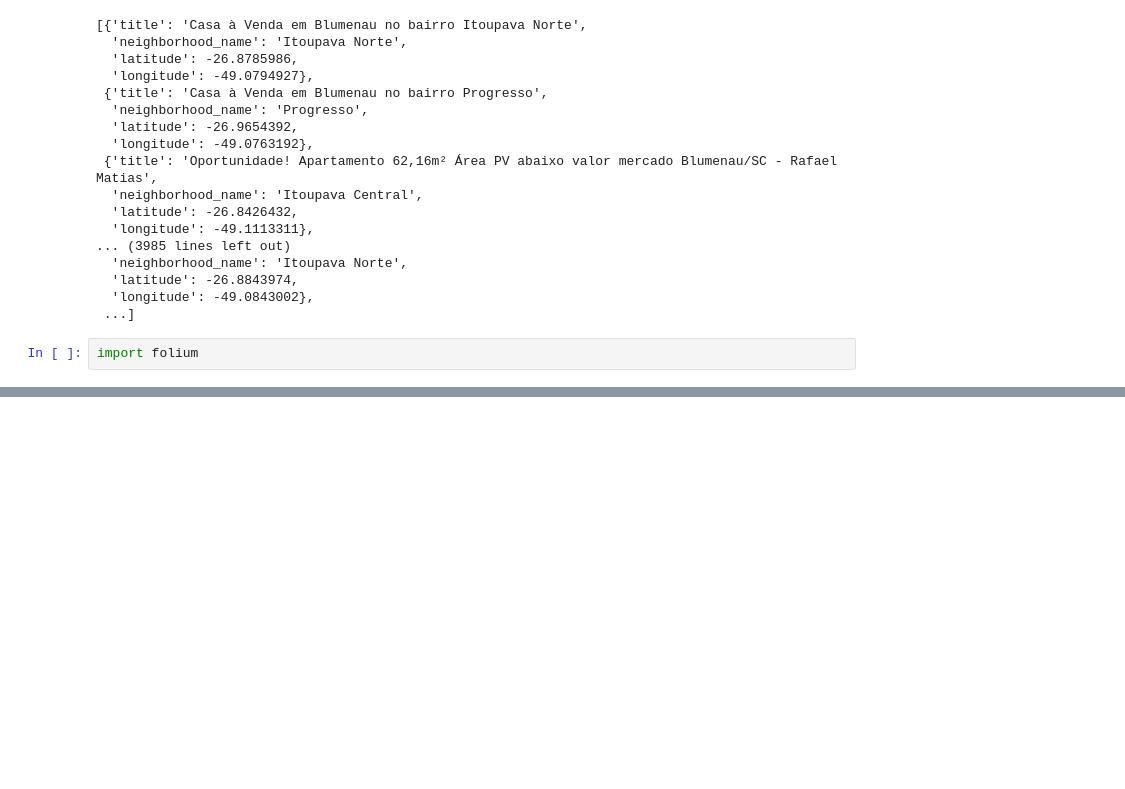
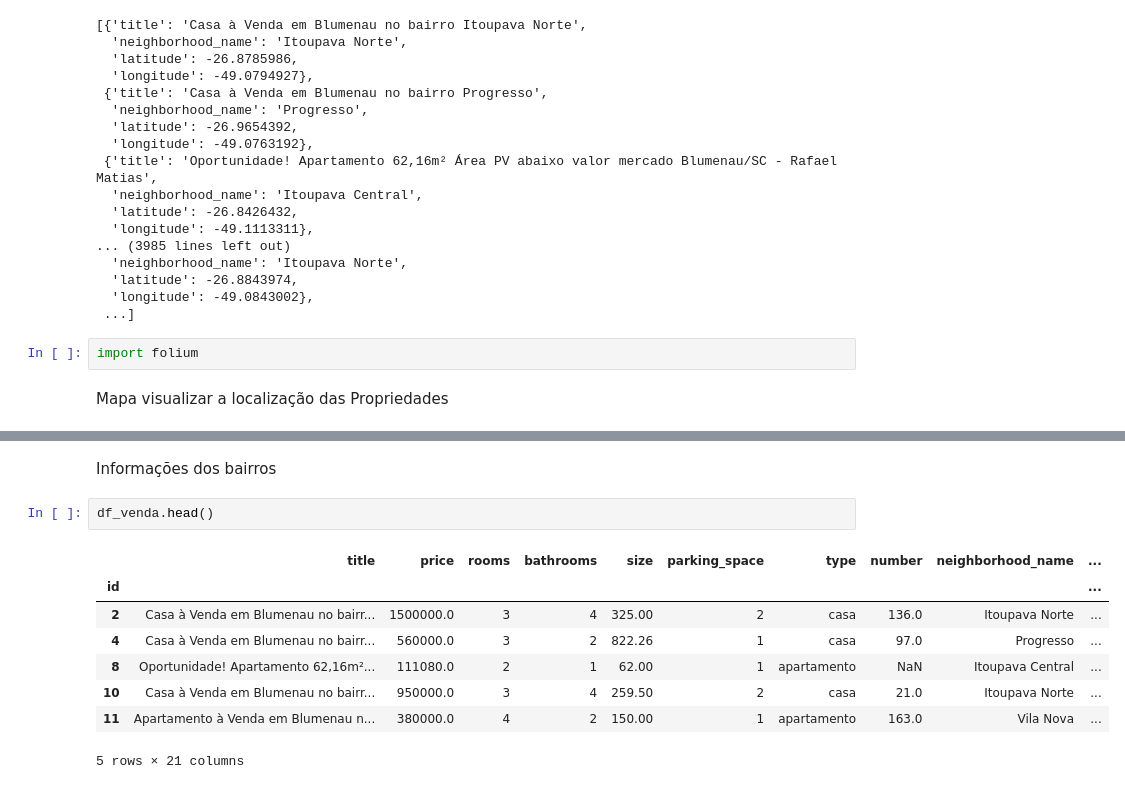
Before and after one commit to thomas-michels/GreyWolfService, a Jupyter notebook: analisys.ipynb, the cells around one changed output, grey strips where cells are left out. Drawn from its saved outputs; the diff is of its cells as text; blank space fills up the shorter version.

```diff
--- a/analisys.ipynb
+++ b/analisys.ipynb
@@ -155,6 +222,8 @@ coordinates
  ...]
 # %%
 import folium
+# %% [markdown]
+Mapa visualizar a localização das Propriedades
 # %%
 map = folium.Map(location=[-26.878599, -49.079493], zoom_start=12)
 
@@ -172,3 +241,16 @@ folium.LayerControl().add_to(map)
 map
 # %% [output]
 [interactive output not drawn]
+# %% [markdown]
+Informações dos bairros
+# %%
+df_venda.head()
+# %% [output]
+|  | title | price | rooms | bathrooms | size | parking_space | type | number | neighborhood_name | ... |
+| id |  |  |  |  |  |  |  |  |  | ... |
+| 2 | Casa à Venda em Blumenau no bairr... | 1500000.0 | 3 | 4 | 325.00 | 2 | casa | 136.0 | Itoupava Norte | ... |
+| 4 | Casa à Venda em Blumenau no bairr... | 560000.0 | 3 | 2 | 822.26 | 1 | casa | 97.0 | Progresso | ... |
+| 8 | Oportunidade! Apartamento 62,16m²... | 111080.0 | 2 | 1 | 62.00 | 1 | apartamento | NaN | Itoupava Central | ... |
+| 10 | Casa à Venda em Blumenau no bairr... | 950000.0 | 3 | 4 | 259.50 | 2 | casa | 21.0 | Itoupava Norte | ... |
+| 11 | Apartamento à Venda em Blumenau n... | 380000.0 | 4 | 2 | 150.00 | 1 | apartamento | 163.0 | Vila Nova | ... |
+5 rows × 21 columns
```
Also changed, not shown: parts of 17 cells of this notebook, 23 other files.
